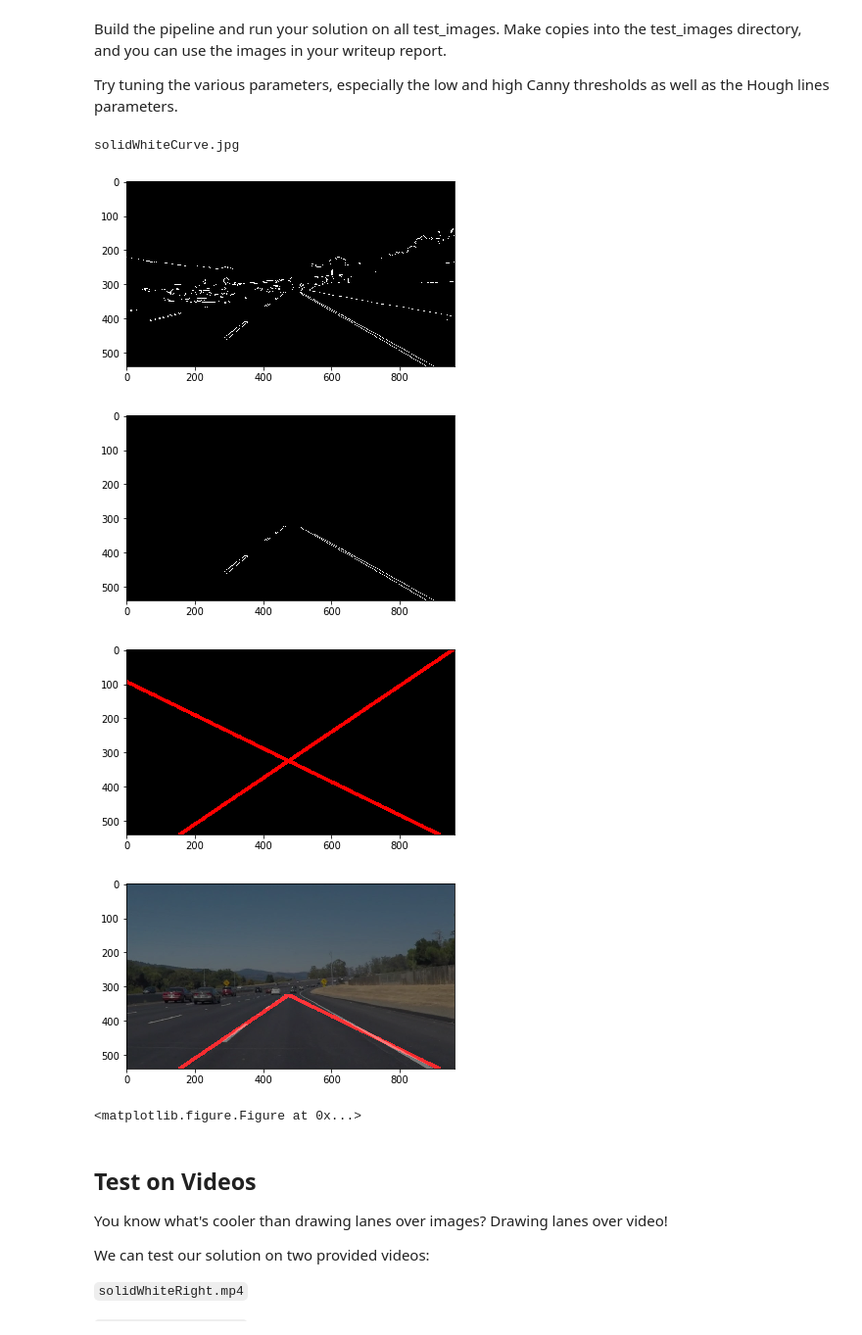
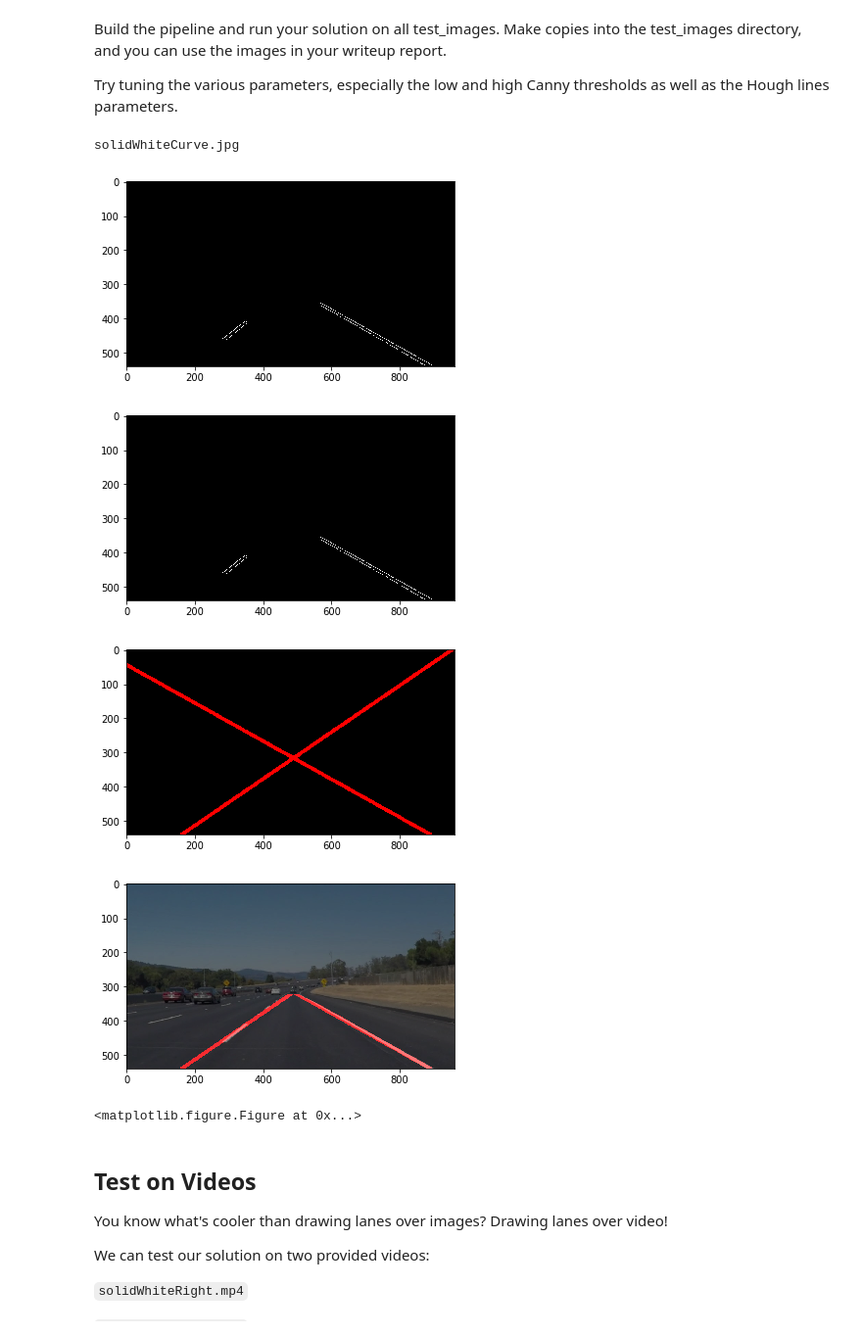
Before and after one commit to samipshah/CarND-LaneLines-P1, a Jupyter notebook: P1.ipynb, the cells around one changed output. Shown: that part at 98% size. Drawn from its saved outputs; the diff is of its cells as text; code cells hidden in the pictures.

```diff
--- a/P1.ipynb
+++ b/P1.ipynb
@@ -124,6 +124,11 @@ def region_of_interest(img, vertices):
     masked_image = cv2.bitwise_and(img, mask)
     return masked_image
 
+def old_draw_lines(img, lines, color=[255,0,0], thickness=10):
+    for line in lines:
+        for x1,y1,x2,y2 in line:
+            cv2.line(img, (x1,y1), (x2,y2), color, thickness)
+
 def draw_lines(img, lines, color=[255, 0, 0], thickness=10):
     """
     NOTE: this is the function you might want to use as a starting point once you want to
@@ -156,29 +161,31 @@ def draw_lines(img, lines, color=[255, 0, 0], thickness=10):
             slope = (y2-y1)/float(x2-x1)
             # y - mx = b
             y_intercept = (y1 - slope*x1)
-            if slope < 0:
-                llines.append((slope, y_intercept))
-            else:
-                rlines.append((slope, y_intercept))
+
+            x_intercept = int((rows - y_intercept)/slope)
+            if slope < -0.2 and slope > -0.8:
+                llines.append((slope, y_intercept, x_intercept))
+            elif slope > 0.2 and slope < 0.8:
+                rlines.append((slope, y_intercept, x_intercept))
 
     if len(rlines) > 0:
-        rval=[np.mean(x) for x in zip(*rlines)]
+        rval=[np.median(x) for x in zip(*rlines)]
         # rows = mx + b
-        rpoint_bottom = (int((rows - rval[1])/rval[0]), int(rows))
+        rpoint_bottom = (np.round(rval[2]).astype(int), int(rows))
         # 0 = mx + b
-        rpoint_top = (int(-rval[1]/rval[0]), 0)
+        rpoint_top = (np.round(-rval[1]/rval[0]).astype(int), 0)
         cv2.line(img, rpoint_top, rpoint_bottom, color, thickness)
 
     if len(llines) > 0:
-        lval=[np.mean(x) for x in zip(*llines)]
+        lval=[np.median(x) for x in zip(*llines)]
         # rows = mx + b
-        lpoint_bottom = (int((rows - lval[1])/lval[0]), int(rows))
+        lpoint_bottom = (np.round((rows - lval[1])/lval[0]).astype(int), int(rows))
         # 0 = mx + b
-        lpoint_top = (int(-lval[1]/lval[0]), 0)
+        lpoint_top = (np.round(-lval[1]/lval[0]).astype(int), 0)
         cv2.line(img, lpoint_top, lpoint_bottom, color, thickness)
     img = weighted_img(img, original_img)
 
-def hough_lines(img, rho, theta, threshold, min_line_len, max_line_gap):
+def hough_lines(img, rho, theta, threshold, min_line_len, max_line_gap, draw_func=draw_lines):
     """
     `img` should be the output of a Canny transform.
 
@@ -186,7 +193,7 @@ def hough_lines(img, rho, theta, threshold, min_line_len, max_line_gap):
     """
     lines = cv2.HoughLinesP(img, rho, theta, threshold, np.array([]), minLineLength=min_line_len, maxLineGap=max_line_gap)
     line_img = np.zeros((img.shape[0], img.shape[1], 3), dtype=np.uint8)
-    draw_lines(line_img, lines)
+    draw_func(line_img, lines)
     return line_img
 
 # Python 3 has support for cool math symbols.
@@ -234,7 +241,7 @@ for name in sample_imgs[0:1]:
     scipy.misc.imsave('test_images/' + name + '_gscale.jpg', img_gscale)
 
     # gaussian blur
-    img_gblur = gaussian_blur(img_gscale, 3)
+    img_gblur = gaussian_blur(img_gscale, 17)
     scipy.misc.imsave('test_images/' + name + '_gblur.jpg', img_gblur)
 
     # apply canny transform
@@ -242,38 +249,38 @@ for name in sample_imgs[0:1]:
     scipy.misc.imsave('test_images/' + name + '_canny.jpg', img_canny)
 
     plt.imshow(img_canny, cmap='gray')
     plt.figure()
 
     # apply region of interest
     imshape = img.shape
     vertices = np.array([[(0,imshape[0]),(0.95*(imshape[1]/2), 1.2*(imshape[0]/2)), (1.05*(imshape[1]/2), 1.2*(imshape[0]/2)), (imshape[1],imshape[0])]], dtype=np.int32)
     img_region = region_of_interest(img_canny, vertices)
     scipy.misc.imsave('test_images/' + name + '_region.jpg', img_region)
 
     plt.imshow(img_region, cmap='gray')
     plt.figure()
 
     # apply hough lines
-    img_hough = hough_lines(img_region, rho=1, theta=1, threshold=5, min_line_len=0, max_line_gap=5)
+    img_hough = hough_lines(img_region, rho=2, theta=np.pi/180, threshold=1, min_line_len=15, max_line_gap=5, draw_func=draw_lines)
     scipy.misc.imsave('test_images/' + name + '_hough.jpg', img_hough)
 
     plt.imshow(img_hough, cmap='gray')
     plt.figure()
 
     img_region = region_of_interest(img_hough, vertices)
     scipy.misc.imsave('test_images/' + name + '_region2.jpg', img_region)
 
     result = weighted_img(img, img_region)
     scipy.misc.imsave('test_images/' + name + '_output.jpg', result)
 
     plt.imshow(result)
     plt.figure()
 # %% [output]
 solidWhiteCurve.jpg
-[figure, old version]
+[figure, new version]
-[figure, old version]
+[figure, new version]
-[figure, old version]
+[figure, new version]
-[figure, old version]
+[figure, new version]
 <matplotlib.figure.Figure at 0x...>
 # %%
 # Import everything needed to edit/save/watch video clips
```
Also changed, not shown: parts of 5 cells of this notebook, 9 other files.
